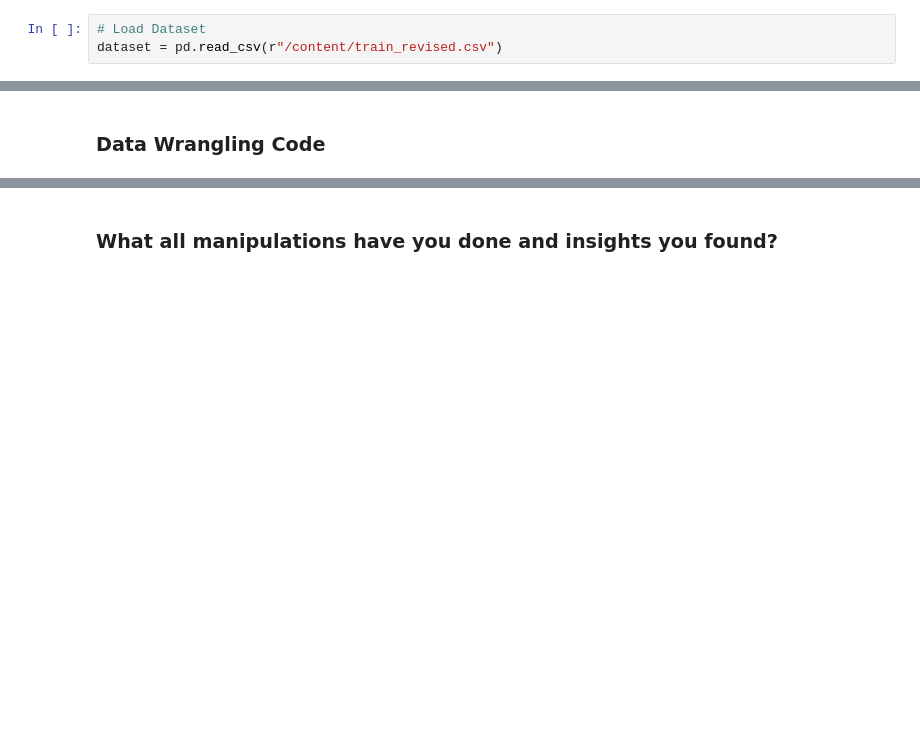
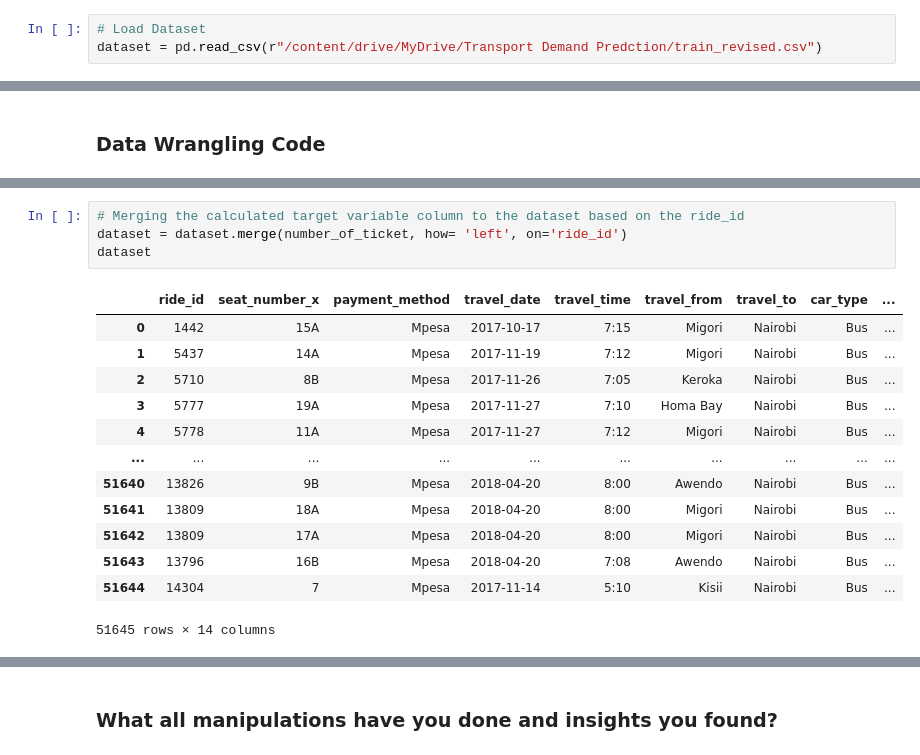
Before and after one commit to Manoharjha333/transport-demand-prediction, a Jupyter notebook: ML_Submission_Template.ipynb, the cells around one changed output, grey strips where cells are left out. Cells and saved outputs as stored; diff of their text form; blank space fills up the shorter version.

```diff
--- a/ML_Submission_Template.ipynb
+++ b/ML_Submission_Template.ipynb
@@ -134,7 +134,7 @@ warnings.filterwarnings('ignore')
 ### Dataset Loading
 # %%
 # Load Dataset
-dataset = pd.read_csv(r"/content/train_revised.csv")
+dataset = pd.read_csv(r"/content/drive/MyDrive/Transport Demand Predction/train_revised.csv")
 # %% [markdown]
 ### Dataset First View
 # %%
@@ -379,0 +373,18 @@ max_capacity: number of seats on the vehicle
+# %%
+# Merging the calculated target variable column to the dataset based on the ride_id
+dataset = dataset.merge(number_of_ticket, how= 'left', on='ride_id')
+dataset
+# %% [output]
+|  | ride_id | seat_number_x | payment_method | travel_date | travel_time | travel_from | travel_to | car_type | ... |
+| 0 | 1442 | 15A | Mpesa | 2017-10-17 | 7:15 | Migori | Nairobi | Bus | ... |
+| 1 | 5437 | 14A | Mpesa | 2017-11-19 | 7:12 | Migori | Nairobi | Bus | ... |
+| 2 | 5710 | 8B | Mpesa | 2017-11-26 | 7:05 | Keroka | Nairobi | Bus | ... |
+| 3 | 5777 | 19A | Mpesa | 2017-11-27 | 7:10 | Homa Bay | Nairobi | Bus | ... |
+| 4 | 5778 | 11A | Mpesa | 2017-11-27 | 7:12 | Migori | Nairobi | Bus | ... |
+| ... | ... | ... | ... | ... | ... | ... | ... | ... | ... |
+| 51640 | 13826 | 9B | Mpesa | 2018-04-20 | 8:00 | Awendo | Nairobi | Bus | ... |
+| 51641 | 13809 | 18A | Mpesa | 2018-04-20 | 8:00 | Migori | Nairobi | Bus | ... |
+| 51642 | 13809 | 17A | Mpesa | 2018-04-20 | 8:00 | Migori | Nairobi | Bus | ... |
+| 51643 | 13796 | 16B | Mpesa | 2018-04-20 | 7:08 | Awendo | Nairobi | Bus | ... |
+| 51644 | 14304 | 7 | Mpesa | 2017-11-14 | 5:10 | Kisii | Nairobi | Bus | ... |
+51645 rows × 14 columns
```
Also changed, not shown: parts of 36 cells of this notebook.
